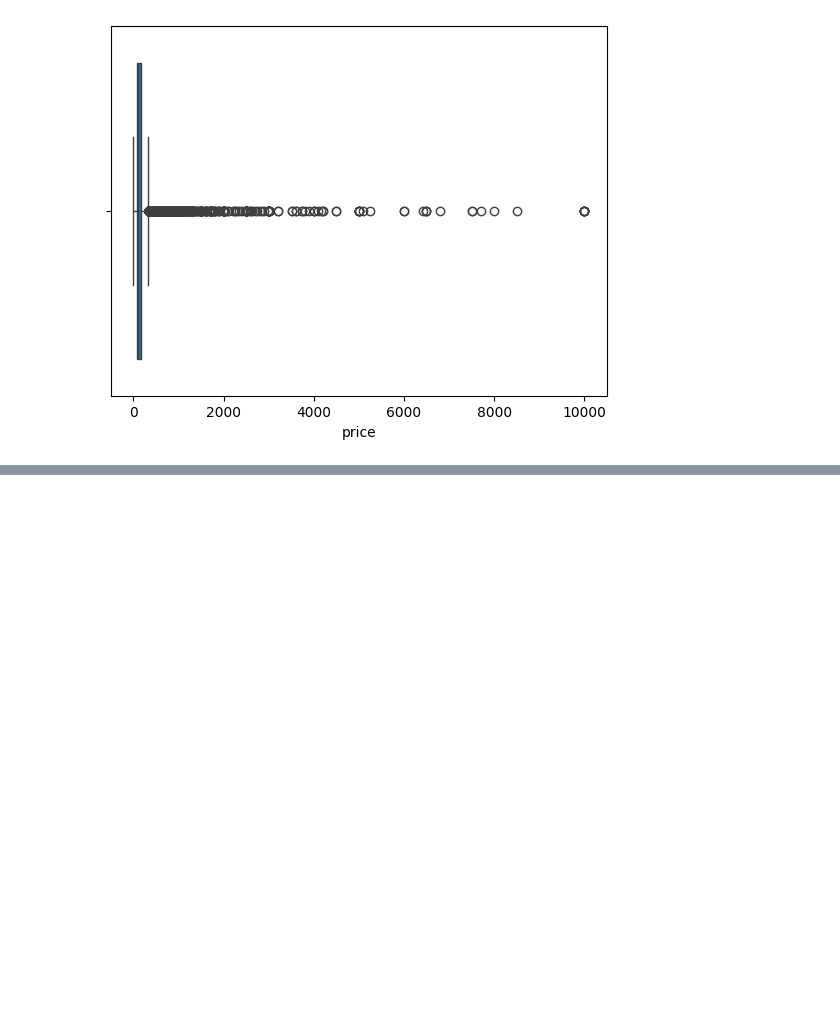
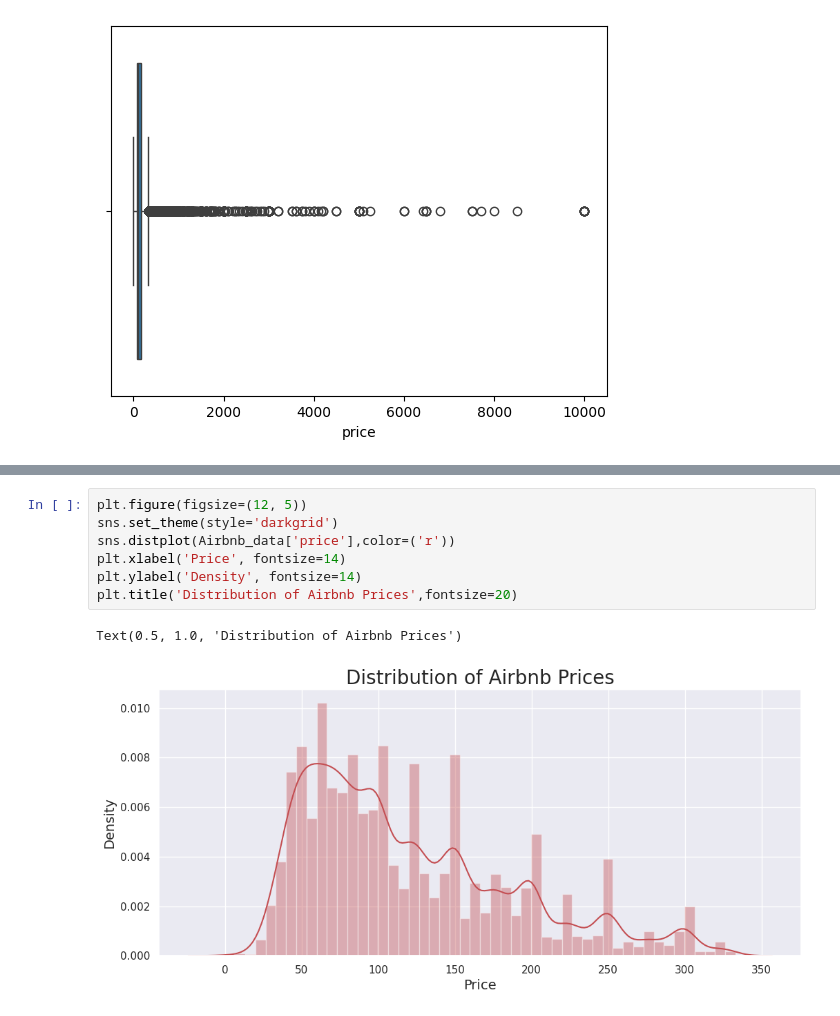
Before and after one commit to codingprahlad/Python-learning, a Jupyter notebook: Airbnb_Data.ipynb, the cells around one changed output, grey strips where cells are left out. Drawn from its saved outputs; the diff is of its cells as text; blank space fills up the shorter version.

```diff
--- a/Airbnb_Data.ipynb
+++ b/Airbnb_Data.ipynb
@@ -283,0 +307,10 @@ plt.show()
+# %%
+plt.figure(figsize=(12, 5))
+sns.set_theme(style='darkgrid')
+sns.distplot(Airbnb_data['price'],color=('r'))
+plt.xlabel('Price', fontsize=14)
+plt.ylabel('Density', fontsize=14)
+plt.title('Distribution of Airbnb Prices',fontsize=20)
+# %% [output]
+Text(0.5, 1.0, 'Distribution of Airbnb Prices')
+[figure, added]
```
Also changed, not shown: parts of 10 cells of this notebook.
